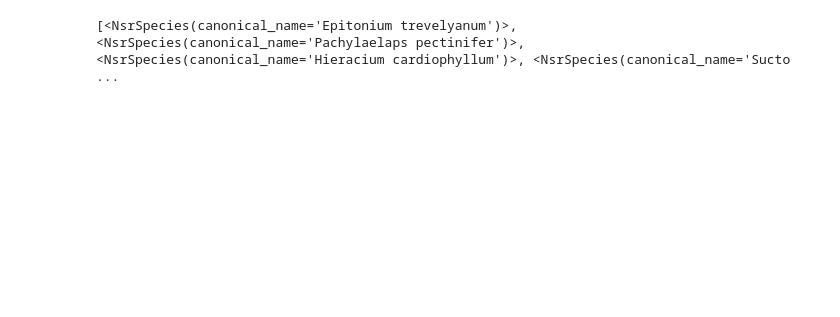
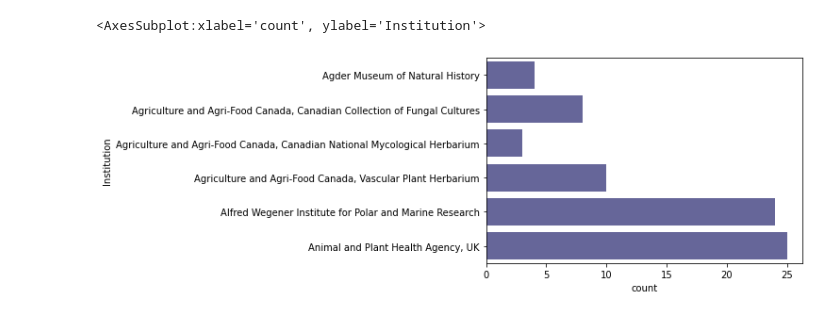
Before and after one commit to bge-barcoding/ibol-europe-gaplist-app, a Jupyter notebook: jupyter_scripts/report.ipynb, the cells around one changed output. Cells and saved outputs as stored; diff of their text form; code cells hidden in the pictures; blank space fills up the shorter version.

```diff
--- a/jupyter_scripts/report.ipynb
+++ b/jupyter_scripts/report.ipynb
@@ -48,7 +36,8 @@ fig.tight_layout()
 # %%
-nsr_barcodes = session.query(NsrSpecies).limit(10).all()
-print(nsr_barcodes)
-data = [el]
-df = pd.DataFrame(data, columns=['mn'])
+institutions = session.query(Specimen.institution_storing).limit(100).all()
+institutions = [e[0] for e in institutions if e[0]]
+df = pd.DataFrame(institutions, columns=['Institution']).sort_values(by=['Institution'])
+sb.countplot(data=df, y='Institution', color='b', saturation=0.2)
 # %% [output]
-[<NsrSpecies(canonical_name='Epitonium trevelyanum')>, <NsrSpecies(canonical_name='Pachylaelaps pectinifer')>, <NsrSpecies(canonical_name='Hieracium cardiophyllum')>, <NsrSpecies(canonical_name='Sucto ...
+<AxesSubplot:xlabel='count', ylabel='Institution'>
+[figure, added]
```
Also changed, not shown: parts of 2 cells of this notebook.
